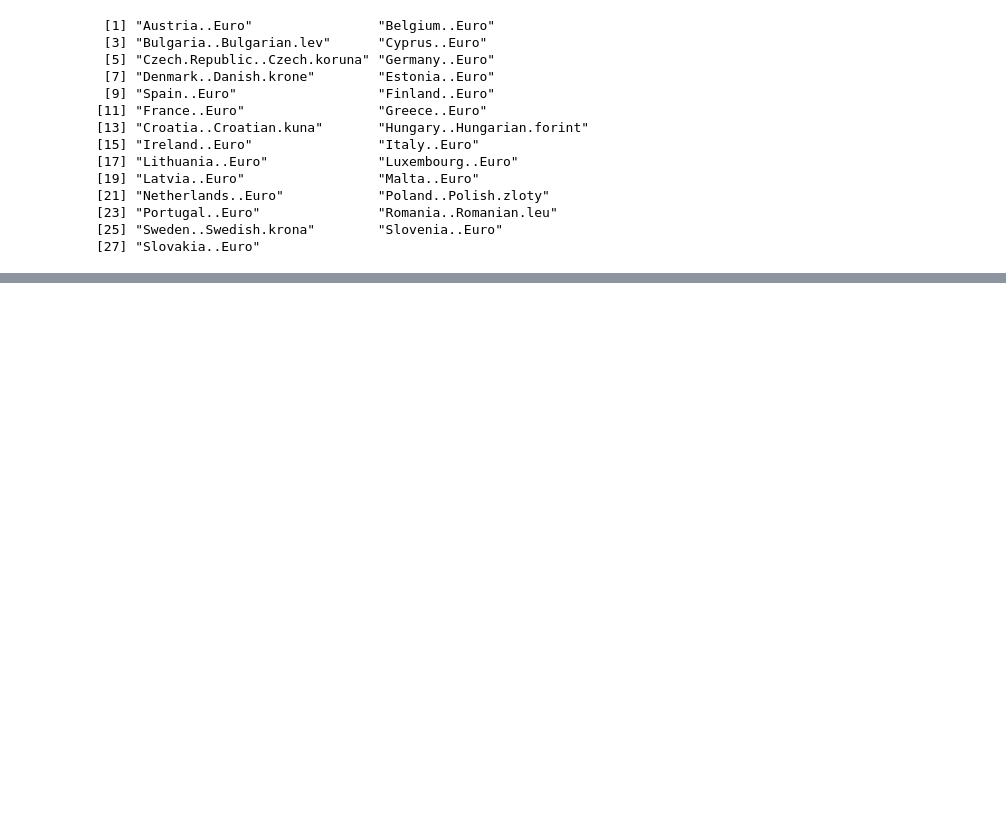
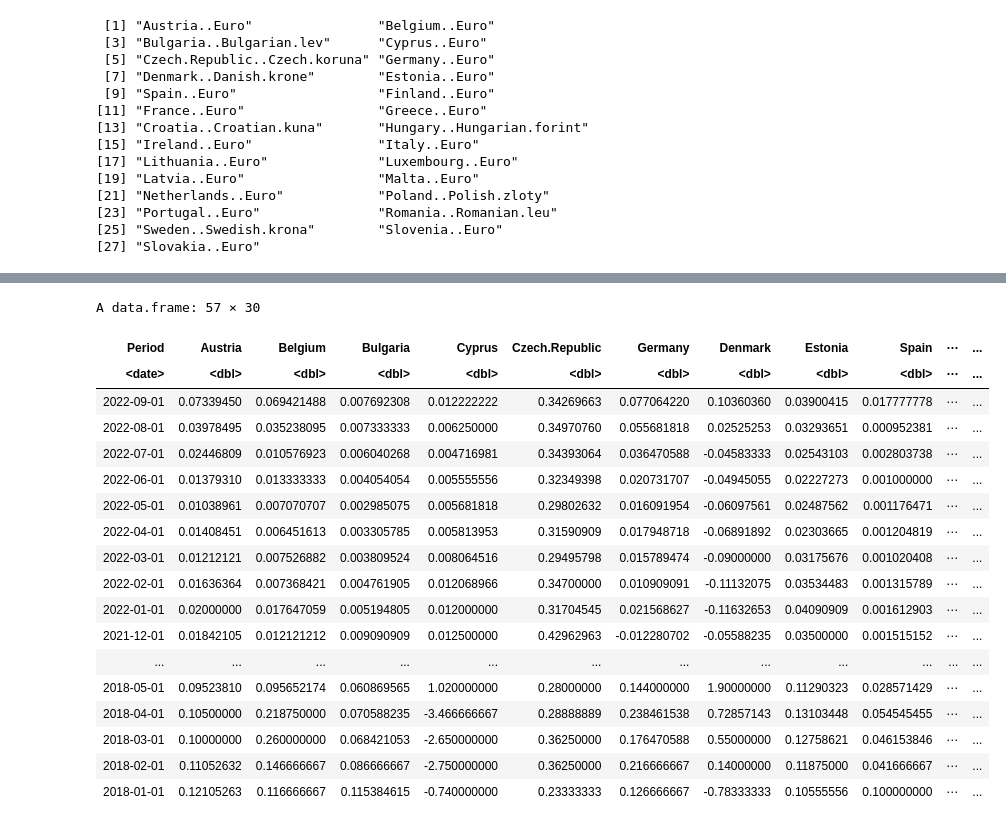
Before and after one commit to AdamixD/SAD_Projekt_1, a Jupyter notebook: Zadanie2.ipynb, the cells around one changed output, grey strips where cells are left out. Cells and saved outputs as stored; diff of their text form; code cells hidden in the pictures; blank space fills up the shorter version.

```diff
--- a/Zadanie2.ipynb
+++ b/Zadanie2.ipynb
@@ -159,3 +194,25 @@ deposits_to_inflation['average'] = rowMeans(deposits_from2018[2:28], na.rm=TRUE)
+# %%
+deposits_to_inflation
+# %% [output]
+A data.frame: 57 × 30
+| Period | Austria | Belgium | Bulgaria | Cyprus | Czech.Republic | Germany | Denmark | Estonia | Spain | ⋯ | ... |
+| <date> | <dbl> | <dbl> | <dbl> | <dbl> | <dbl> | <dbl> | <dbl> | <dbl> | <dbl> | ⋯ | ... |
+| 2022-09-01 | 0.07339450 | 0.069421488 | 0.007692308 | 0.012222222 | 0.34269663 | 0.077064220 | 0.10360360 | 0.03900415 | 0.017777778 | ⋯ | ... |
+| 2022-08-01 | 0.03978495 | 0.035238095 | 0.007333333 | 0.006250000 | 0.34970760 | 0.055681818 | 0.02525253 | 0.03293651 | 0.000952381 | ⋯ | ... |
+| 2022-07-01 | 0.02446809 | 0.010576923 | 0.006040268 | 0.004716981 | 0.34393064 | 0.036470588 | -0.04583333 | 0.02543103 | 0.002803738 | ⋯ | ... |
+| 2022-06-01 | 0.01379310 | 0.013333333 | 0.004054054 | 0.005555556 | 0.32349398 | 0.020731707 | -0.04945055 | 0.02227273 | 0.001000000 | ⋯ | ... |
+| 2022-05-01 | 0.01038961 | 0.007070707 | 0.002985075 | 0.005681818 | 0.29802632 | 0.016091954 | -0.06097561 | 0.02487562 | 0.001176471 | ⋯ | ... |
+| 2022-04-01 | 0.01408451 | 0.006451613 | 0.003305785 | 0.005813953 | 0.31590909 | 0.017948718 | -0.06891892 | 0.02303665 | 0.001204819 | ⋯ | ... |
+| 2022-03-01 | 0.01212121 | 0.007526882 | 0.003809524 | 0.008064516 | 0.29495798 | 0.015789474 | -0.09000000 | 0.03175676 | 0.001020408 | ⋯ | ... |
+| 2022-02-01 | 0.01636364 | 0.007368421 | 0.004761905 | 0.012068966 | 0.34700000 | 0.010909091 | -0.11132075 | 0.03534483 | 0.001315789 | ⋯ | ... |
+| 2022-01-01 | 0.02000000 | 0.017647059 | 0.005194805 | 0.012000000 | 0.31704545 | 0.021568627 | -0.11632653 | 0.04090909 | 0.001612903 | ⋯ | ... |
+| 2021-12-01 | 0.01842105 | 0.012121212 | 0.009090909 | 0.012500000 | 0.42962963 | -0.012280702 | -0.05588235 | 0.03500000 | 0.001515152 | ⋯ | ... |
+| ... | ... | ... | ... | ... | ... | ... | ... | ... | ... | ... | ... |
+| 2018-05-01 | 0.09523810 | 0.095652174 | 0.060869565 | 1.020000000 | 0.28000000 | 0.144000000 | 1.90000000 | 0.11290323 | 0.028571429 | ⋯ | ... |
+| 2018-04-01 | 0.10500000 | 0.218750000 | 0.070588235 | -3.466666667 | 0.28888889 | 0.238461538 | 0.72857143 | 0.13103448 | 0.054545455 | ⋯ | ... |
+| 2018-03-01 | 0.10000000 | 0.260000000 | 0.068421053 | -2.650000000 | 0.36250000 | 0.176470588 | 0.55000000 | 0.12758621 | 0.046153846 | ⋯ | ... |
+| 2018-02-01 | 0.11052632 | 0.146666667 | 0.086666667 | -2.750000000 | 0.36250000 | 0.216666667 | 0.14000000 | 0.11875000 | 0.041666667 | ⋯ | ... |
+| 2018-01-01 | 0.12105263 | 0.116666667 | 0.115384615 | -0.740000000 | 0.23333333 | 0.126666667 | -0.78333333 | 0.10555556 | 0.100000000 | ⋯ | ... |
 # %%
 country1 = 'Poland'
 country2 = 'France'
```
Also changed, not shown: parts of 11 cells of this notebook.
